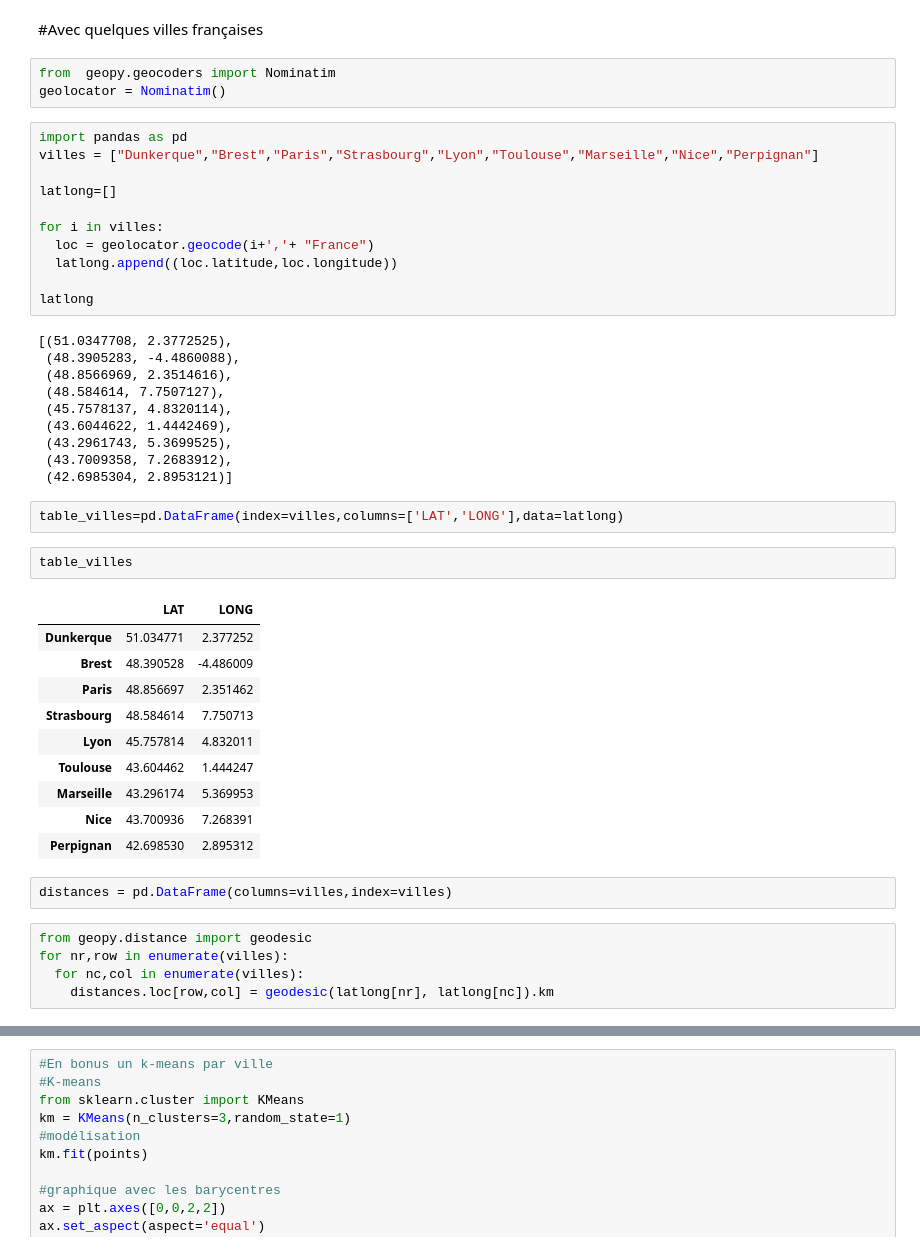
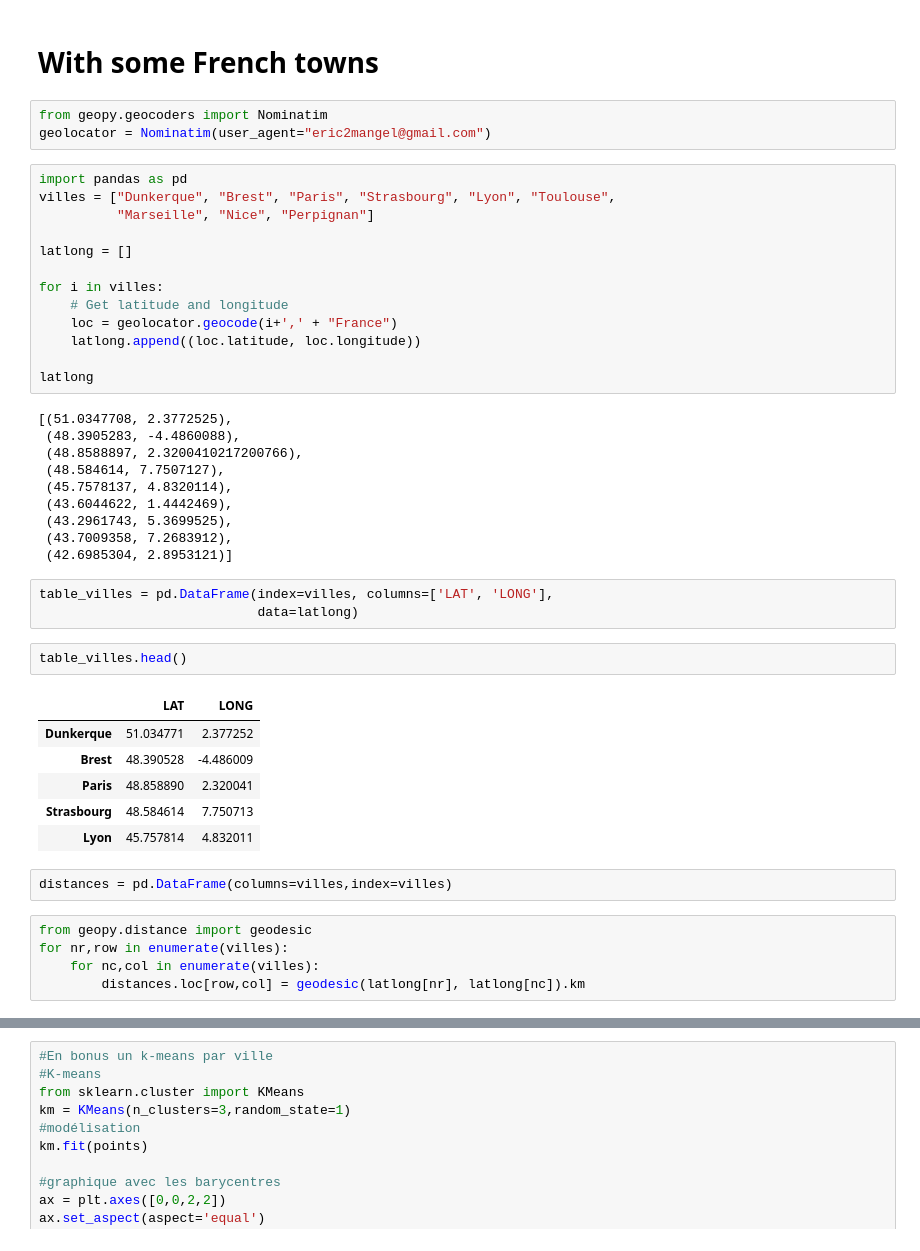
Before and after one commit to eric2mangel/DataScience, a Jupyter notebook: Distances_and_isodistances.ipynb, the cells around one changed output, grey strips where cells are left out. Cells and saved outputs as stored; diff of their text form.

Commit message:
Distances and isodistances PEP8 ready

```diff
--- a/Distances_and_isodistances.ipynb
+++ b/Distances_and_isodistances.ipynb
@@ -1,23 +1,25 @@
-# %% [markdown]
-#Avec quelques villes françaises
+# %% [markdown]
+# With some French towns
 # %%
-from  geopy.geocoders import Nominatim
-geolocator = Nominatim()
+from geopy.geocoders import Nominatim
+geolocator = Nominatim(user_agent="eric2mangel@gmail.com")
 # %%
 import pandas as pd
-villes = ["Dunkerque","Brest","Paris","Strasbourg","Lyon","Toulouse","Marseille","Nice","Perpignan"]
+villes = ["Dunkerque", "Brest", "Paris", "Strasbourg", "Lyon", "Toulouse",
+          "Marseille", "Nice", "Perpignan"]
 
-latlong=[]
+latlong = []
 
 for i in villes:
-  loc = geolocator.geocode(i+','+ "France")
-  latlong.append((loc.latitude,loc.longitude))
+    # Get latitude and longitude
+    loc = geolocator.geocode(i+',' + "France")
+    latlong.append((loc.latitude, loc.longitude))
 
 latlong
 # %% [output]
 [(51.0347708, 2.3772525),
  (48.3905283, -4.4860088),
- (48.8566969, 2.3514616),
+ (48.8588897, 2.3200410217200766),
  (48.584614, 7.7507127),
  (45.7578137, 4.8320114),
  (43.6044622, 1.4442469),
@@ -25,27 +27,24 @@ latlong
  (43.7009358, 7.2683912),
  (42.6985304, 2.8953121)]
 # %%
-table_villes=pd.DataFrame(index=villes,columns=['LAT','LONG'],data=latlong)
+table_villes = pd.DataFrame(index=villes, columns=['LAT', 'LONG'],
+                            data=latlong)
 # %%
-table_villes
+table_villes.head()
 # %% [output]
 |  | LAT | LONG |
 | Dunkerque | 51.034771 | 2.377252 |
 | Brest | 48.390528 | -4.486009 |
-| Paris | 48.856697 | 2.351462 |
+| Paris | 48.858890 | 2.320041 |
 | Strasbourg | 48.584614 | 7.750713 |
 | Lyon | 45.757814 | 4.832011 |
-| Toulouse | 43.604462 | 1.444247 |
-| Marseille | 43.296174 | 5.369953 |
-| Nice | 43.700936 | 7.268391 |
-| Perpignan | 42.698530 | 2.895312 |
 # %%
 distances = pd.DataFrame(columns=villes,index=villes)
 # %%
 from geopy.distance import geodesic
 for nr,row in enumerate(villes):
-  for nc,col in enumerate(villes):
-    distances.loc[row,col] = geodesic(latlong[nr], latlong[nc]).km
+    for nc,col in enumerate(villes):
+        distances.loc[row,col] = geodesic(latlong[nr], latlong[nc]).km
 # %%
 distances
 # %% [output]
```
Also changed, not shown: parts of 6 cells of this notebook.
